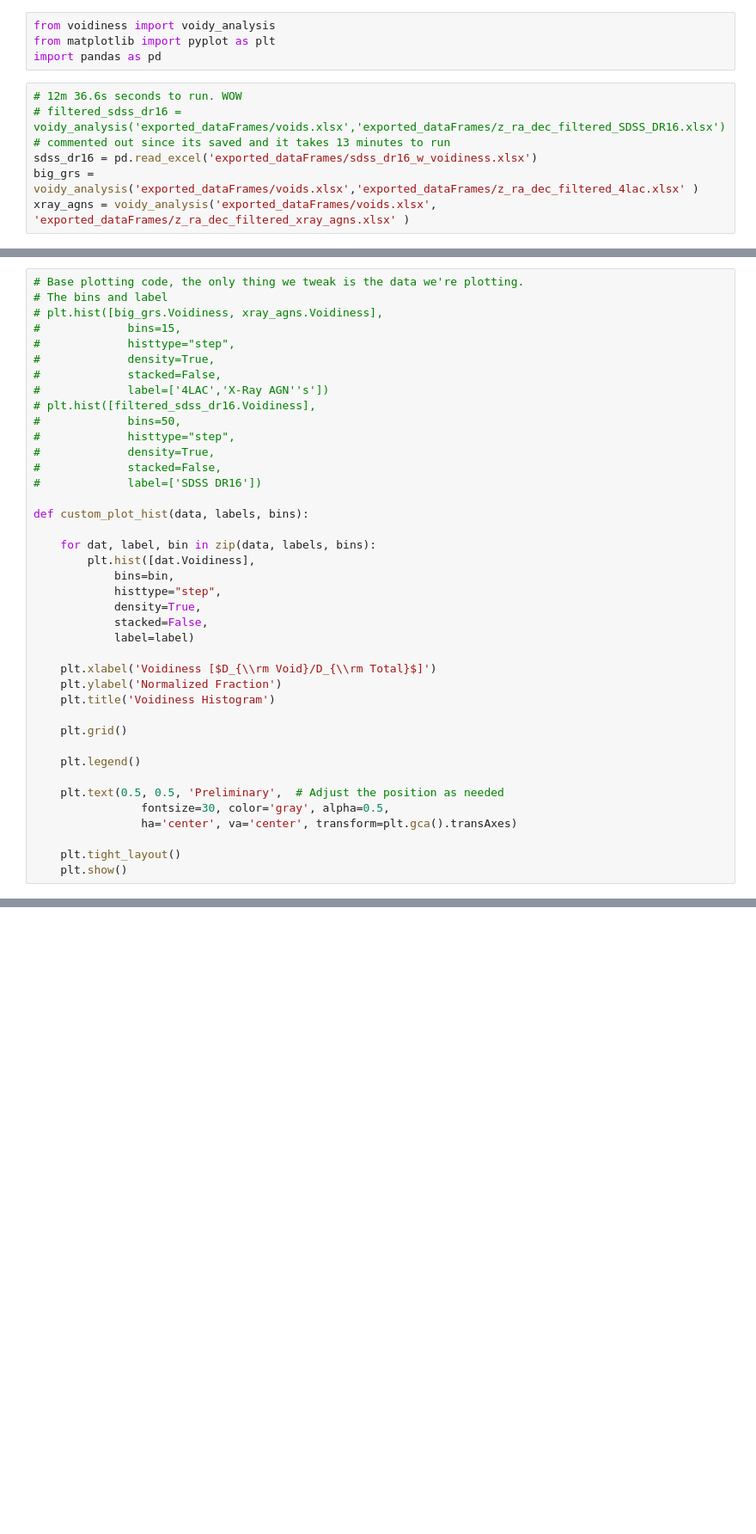
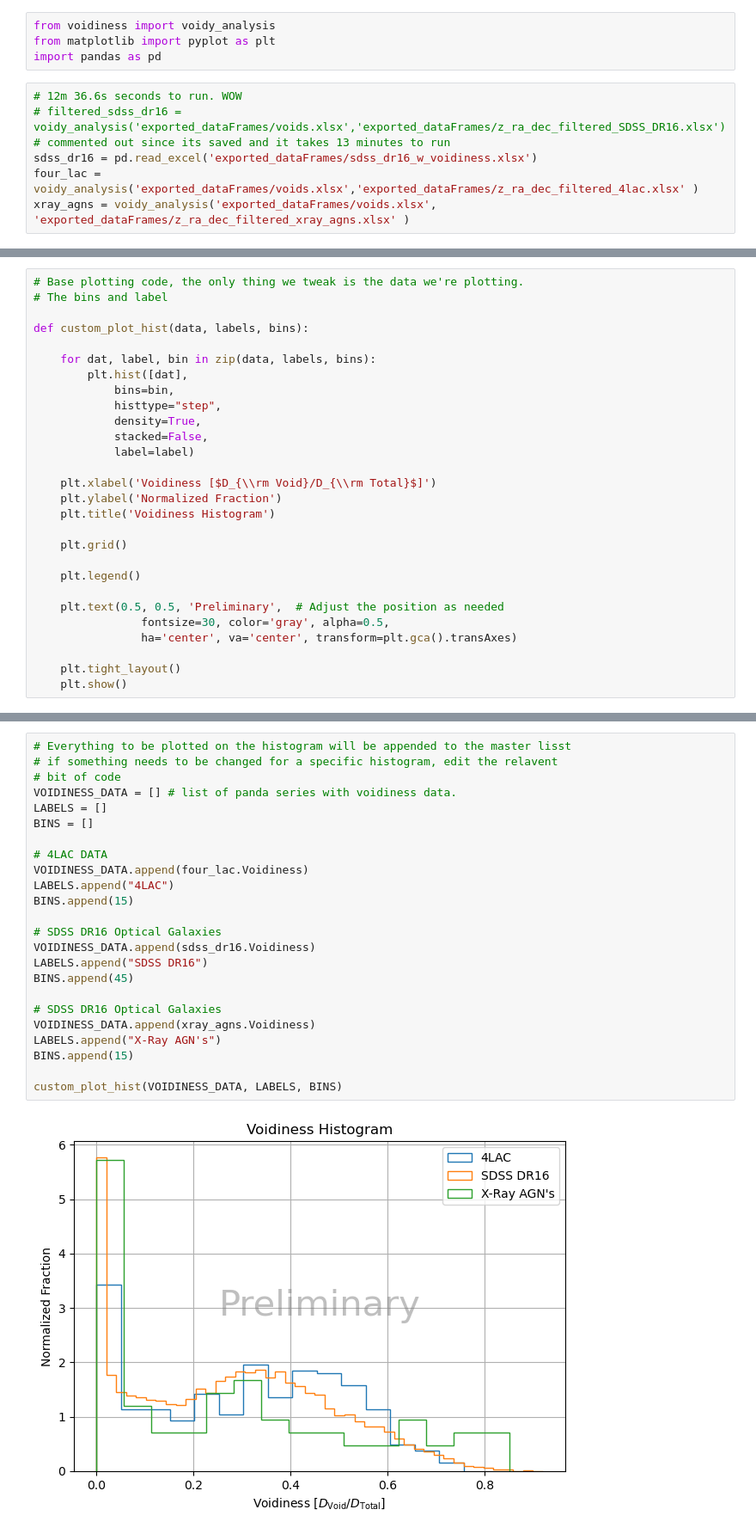
Before and after one commit to Cranberry-Juice/GRS-V, a Jupyter notebook: voidiness_plots.ipynb, the cells around one changed output, grey strips where cells are left out. Shown at 86% size. Saved outputs shown, nothing was run; the diff lists cells and outputs as text; blank space fills up the shorter version.

Commit message:
Working code for voidiness histogram comparing 4LAC, SDSS DR16, X-Ray AGN's data

```diff
--- a/voidiness_plots.ipynb
+++ b/voidiness_plots.ipynb
@@ -6,7 +6,7 @@ import pandas as pd
 # 12m 36.6s seconds to run. WOW
 # filtered_sdss_dr16 = voidy_analysis('exported_dataFrames/voids.xlsx','exported_dataFrames/z_ra_dec_filtered_SDSS_DR16.xlsx') # commented out since its saved and it takes 13 minutes to run
 sdss_dr16 = pd.read_excel('exported_dataFrames/sdss_dr16_w_voidiness.xlsx')
-big_grs = voidy_analysis('exported_dataFrames/voids.xlsx','exported_dataFrames/z_ra_dec_filtered_4lac.xlsx' )
+four_lac = voidy_analysis('exported_dataFrames/voids.xlsx','exported_dataFrames/z_ra_dec_filtered_4lac.xlsx' )
 xray_agns = voidy_analysis('exported_dataFrames/voids.xlsx', 'exported_dataFrames/z_ra_dec_filtered_xray_agns.xlsx' )
 # %%
 # Saving so i don't have to wait 13 minutes for it to calculate
@@ -15,23 +15,11 @@ filtered_sdss_dr16.to_excel('exported_dataFrames/sdss_dr16_w_voidiness.xlsx')
 # %%
 # Base plotting code, the only thing we tweak is the data we're plotting.
 # The bins and label
-# plt.hist([big_grs.Voidiness, xray_agns.Voidiness],
-#             bins=15,
-#             histtype="step",
-#             density=True,
-#             stacked=False,
-#             label=['4LAC','X-Ray AGN''s'])
-# plt.hist([filtered_sdss_dr16.Voidiness],
-#             bins=50,
-#             histtype="step",
-#             density=True,
-#             stacked=False,
-#             label=['SDSS DR16'])
 
 def custom_plot_hist(data, labels, bins):
 
     for dat, label, bin in zip(data, labels, bins):
-        plt.hist([dat.Voidiness],
+        plt.hist([dat],
             bins=bin,
             histtype="step",
             density=True,
@@ -59,0 +43,26 @@ def custom_plot_hist(data, labels, bins):
+# %%
+# Everything to be plotted on the histogram will be appended to the master lisst
+# if something needs to be changed for a specific histogram, edit the relavent
+# bit of code
+VOIDINESS_DATA = [] # list of panda series with voidiness data.
+LABELS = []
+BINS = []
+
+# 4LAC DATA
+VOIDINESS_DATA.append(four_lac.Voidiness)
+LABELS.append("4LAC")
+BINS.append(15)
+
+# SDSS DR16 Optical Galaxies
+VOIDINESS_DATA.append(sdss_dr16.Voidiness)
+LABELS.append("SDSS DR16")
+BINS.append(45)
+
+# SDSS DR16 Optical Galaxies
+VOIDINESS_DATA.append(xray_agns.Voidiness)
+LABELS.append("X-Ray AGN's")
+BINS.append(15)
+
+custom_plot_hist(VOIDINESS_DATA, LABELS, BINS)
+# %% [output]
+[figure, added]
```
Also changed, not shown: parts of 4 cells of this notebook.
